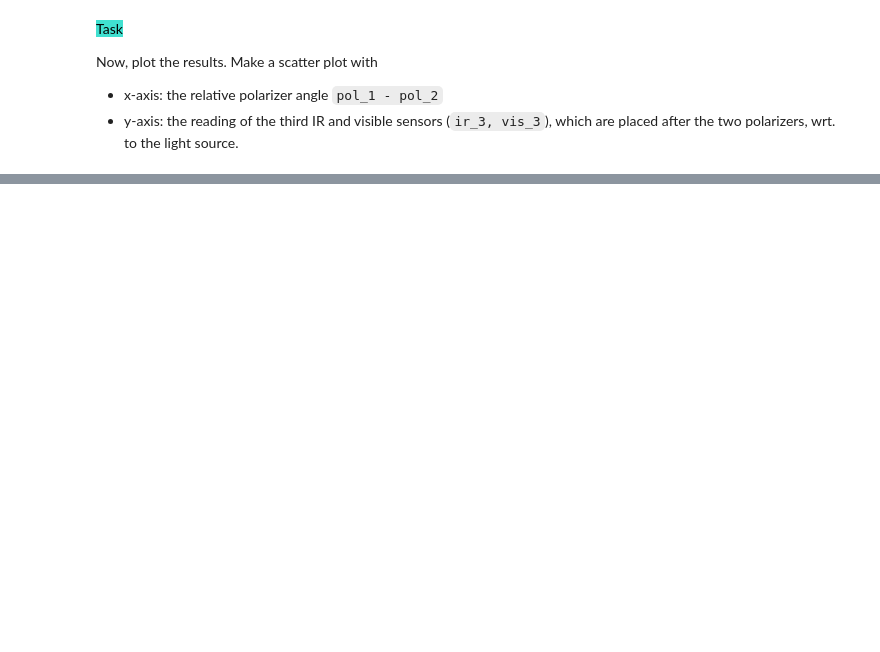
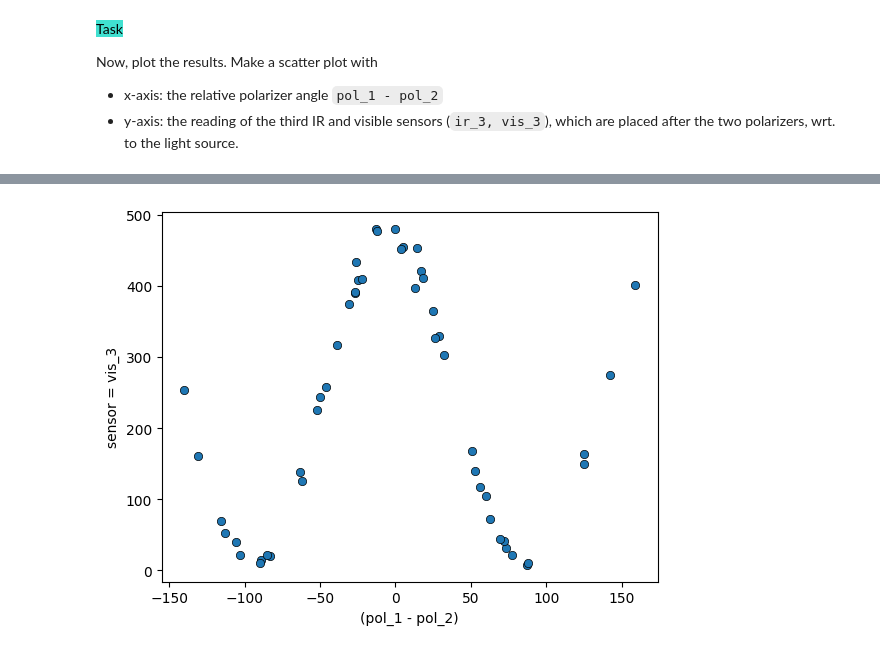
Before and after one commit to causalchamber/potsdam-25-ml-theory-to-practice, a Jupyter notebook: intermezzo/intermezzo.ipynb, the cells around one changed output, grey strips where cells are left out. Drawn from its saved outputs; the diff is of its cells as text; code cells hidden in the pictures; blank space fills up the shorter version.

```diff
--- a/intermezzo/intermezzo.ipynb
+++ b/intermezzo/intermezzo.ipynb
@@ -186,0 +278,4 @@ Now, plot the results. Make a scatter plot with
+# %%
+plot_sensor_2("vis_3")
+# %% [output]
+[figure, added]
```
Also changed, not shown: parts of 15 cells of this notebook, 1 other file.
